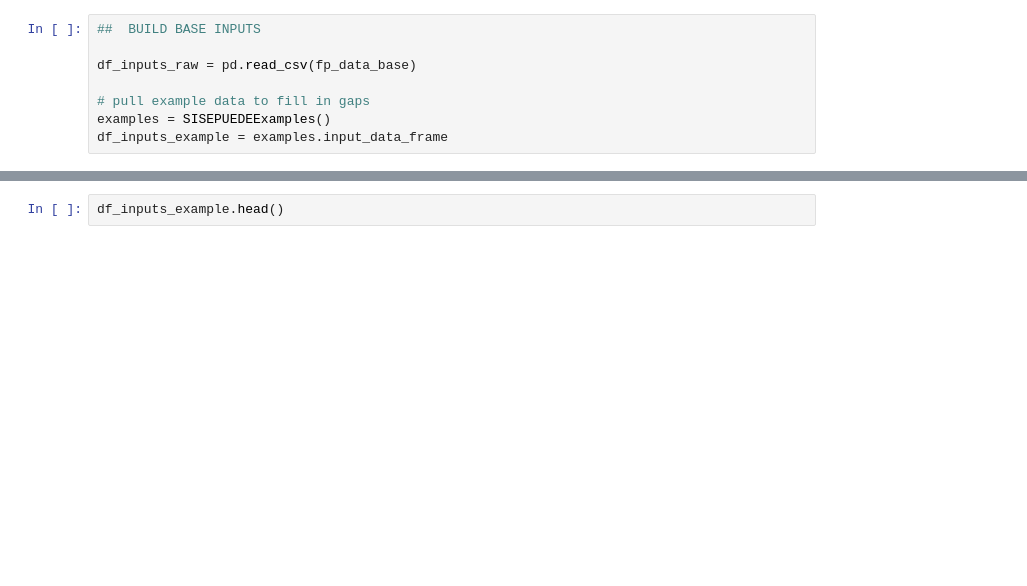
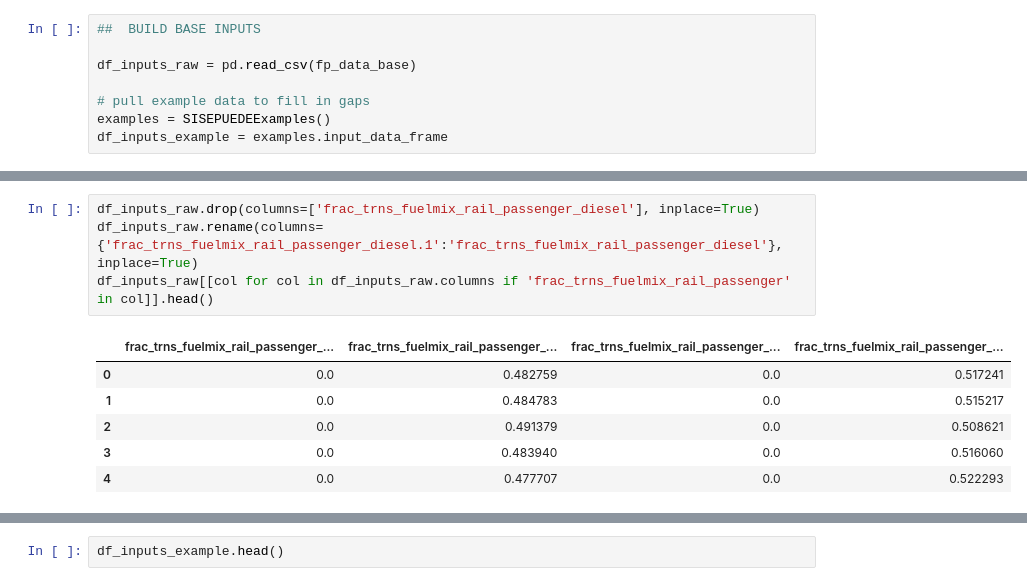
Before and after one commit to sisepuede-framework/ssp_mexico, a Jupyter notebook: ssp_modeling/notebooks/mexico_manager_wb.ipynb, the cells around one changed output, grey strips where cells are left out. Drawn from its saved outputs; the diff is of its cells as text; blank space fills up the shorter version.

```diff
--- a/ssp_modeling/notebooks/mexico_manager_wb.ipynb
+++ b/ssp_modeling/notebooks/mexico_manager_wb.ipynb
@@ -88,0 +138,11 @@ df_inputs_example = examples.input_data_frame
+# %%
+df_inputs_raw.drop(columns=['frac_trns_fuelmix_rail_passenger_diesel'], inplace=True)
+df_inputs_raw.rename(columns={'frac_trns_fuelmix_rail_passenger_diesel.1':'frac_trns_fuelmix_rail_passenger_diesel'}, inplace=True)
+df_inputs_raw[[col for col in df_inputs_raw.columns if 'frac_trns_fuelmix_rail_passenger' in col]].head()
+# %% [output]
+|  | frac_trns_fuelmix_rail_passenger_... | frac_trns_fuelmix_rail_passenger_... | frac_trns_fuelmix_rail_passenger_... | frac_trns_fuelmix_rail_passenger_... |
+| 0 | 0.0 | 0.482759 | 0.0 | 0.517241 |
+| 1 | 0.0 | 0.484783 | 0.0 | 0.515217 |
+| 2 | 0.0 | 0.491379 | 0.0 | 0.508621 |
+| 3 | 0.0 | 0.483940 | 0.0 | 0.516060 |
+| 4 | 0.0 | 0.477707 | 0.0 | 0.522293 |
```
Also changed, not shown: parts of 31 cells of this notebook, 7 other files.
